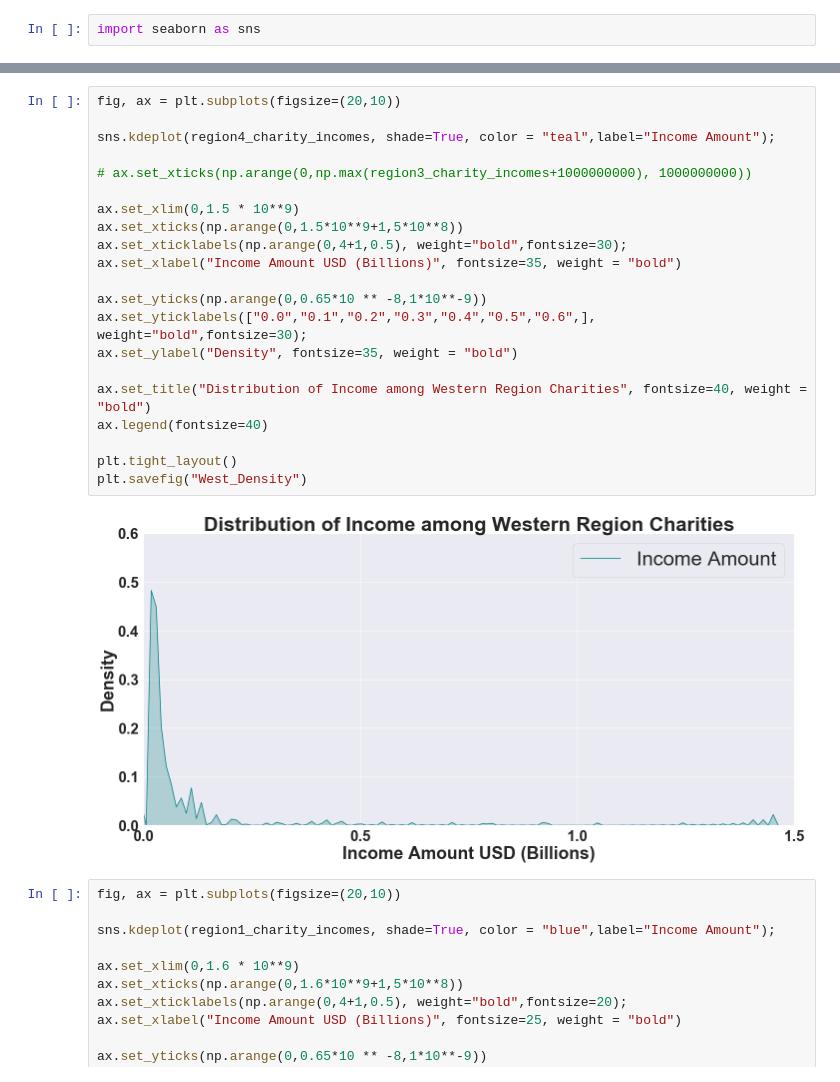
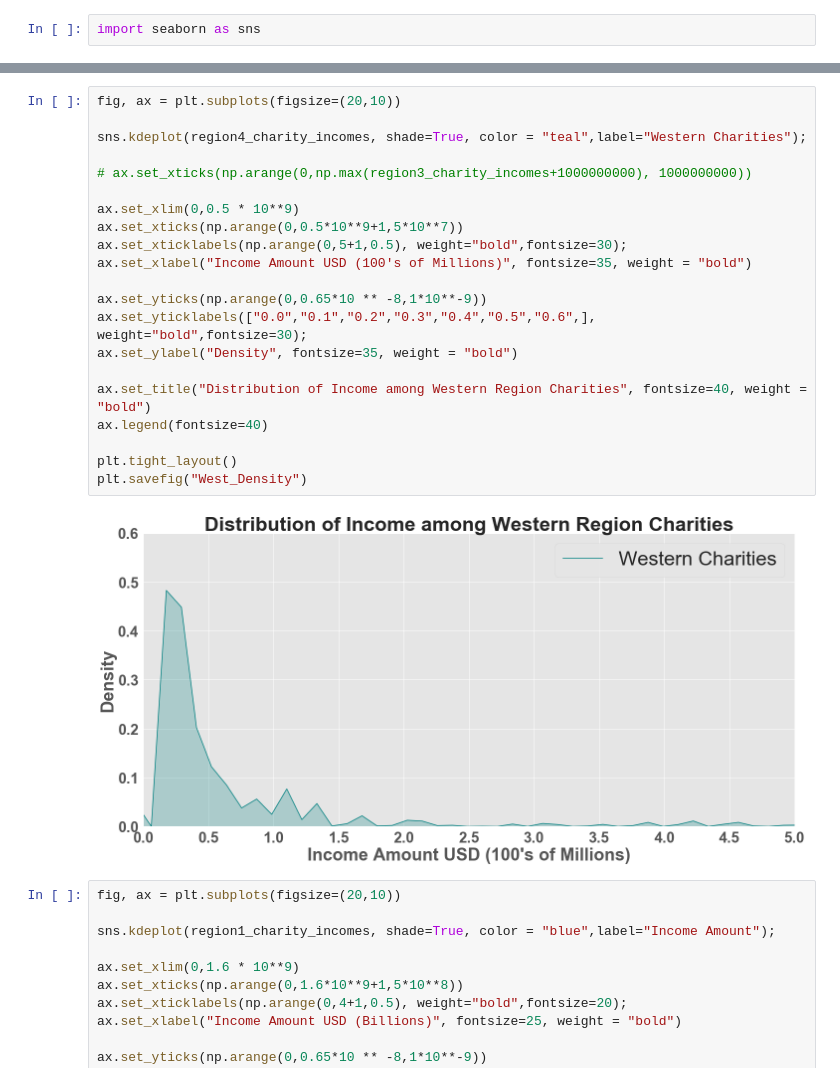
Before and after one commit to jackvessa/Capstone1_Givz_EDA, a Jupyter notebook: Charity_Navigator_Data_CSV.ipynb, the cells around one changed output, grey strips where cells are left out. Cells and saved outputs as stored; diff of their text form.

```diff
--- a/Charity_Navigator_Data_CSV.ipynb
+++ b/Charity_Navigator_Data_CSV.ipynb
@@ -807,26 +807,26 @@ plt.savefig("South_Density")
 # %%
 fig, ax = plt.subplots(figsize=(20,10))
 
-sns.kdeplot(region4_charity_incomes, shade=True, color = "teal",label="Income Amount");
+sns.kdeplot(region4_charity_incomes, shade=True, color = "teal",label="Western Charities");
 
 # ax.set_xticks(np.arange(0,np.max(region3_charity_incomes+1000000000), 1000000000))
 
-ax.set_xlim(0,1.5 * 10**9)
-ax.set_xticks(np.arange(0,1.5*10**9+1,5*10**8))
-ax.set_xticklabels(np.arange(0,4+1,0.5), weight="bold",fontsize=30);
-ax.set_xlabel("Income Amount USD (Billions)", fontsize=35, weight = "bold")
+ax.set_xlim(0,0.5 * 10**9)
+ax.set_xticks(np.arange(0,0.5*10**9+1,5*10**7))
+ax.set_xticklabels(np.arange(0,5+1,0.5), weight="bold",fontsize=30);
+ax.set_xlabel("Income Amount USD (100's of Millions)", fontsize=35, weight = "bold")
 
 ax.set_yticks(np.arange(0,0.65*10 ** -8,1*10**-9))
 ax.set_yticklabels(["0.0","0.1","0.2","0.3","0.4","0.5","0.6",], weight="bold",fontsize=30);
 ax.set_ylabel("Density", fontsize=35, weight = "bold")
 
 ax.set_title("Distribution of Income among Western Region Charities", fontsize=40, weight = "bold")
 ax.legend(fontsize=40)
 
 plt.tight_layout()
 plt.savefig("West_Density")
 # %% [output]
-[figure, old version]
+[figure, new version]
 # %%
 fig, ax = plt.subplots(figsize=(20,10))
 
```
Also changed, not shown: parts of 3 cells of this notebook.
